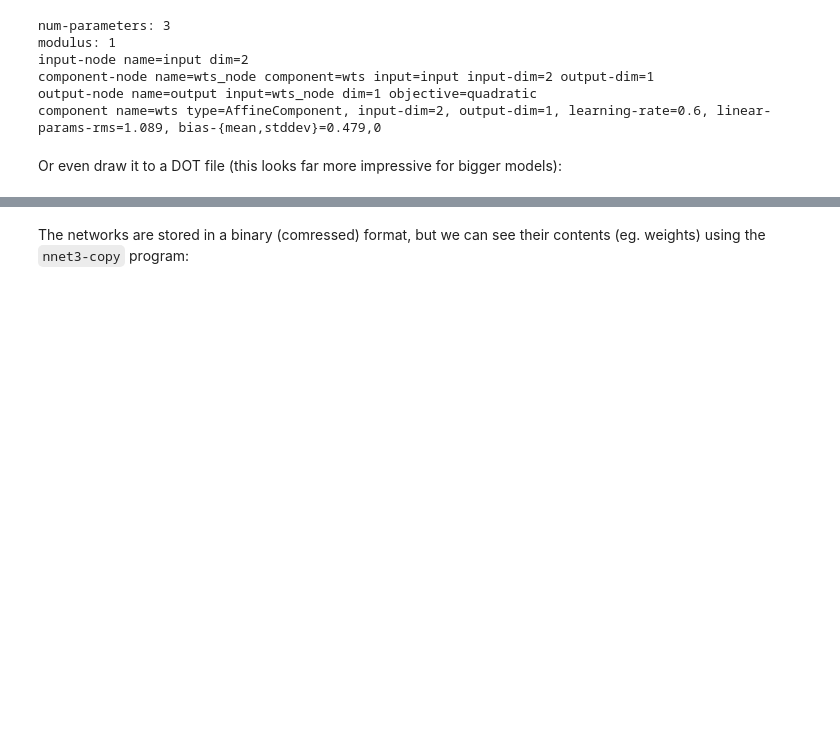
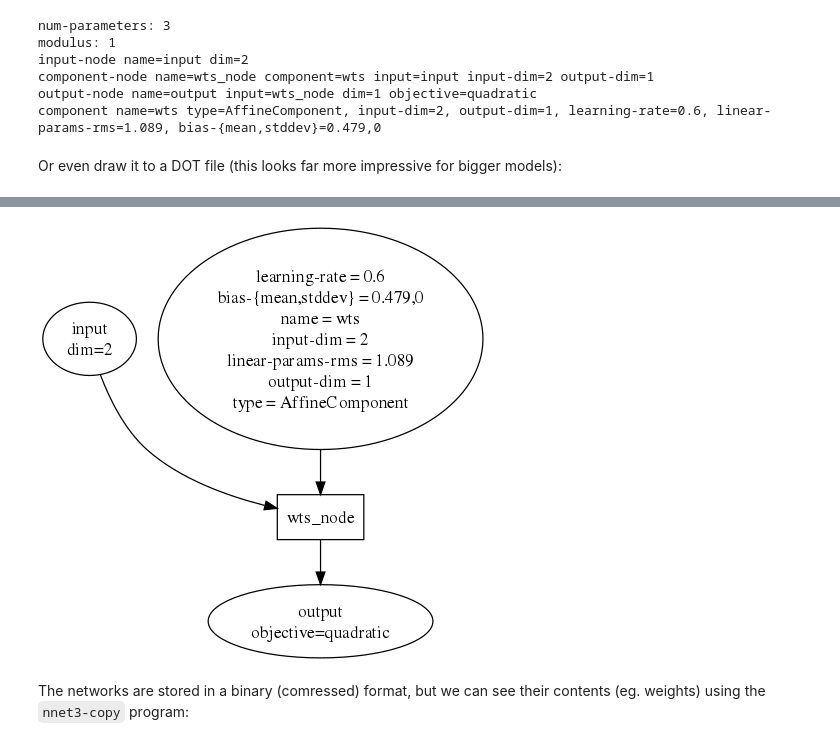
Before and after one commit to danijel3/ASRDemos, a Jupyter notebook: notebooks/SimpleRegressionKaldi.ipynb, the cells around one changed output, grey strips where cells are left out. Drawn from its saved outputs; the diff is of its cells as text; code cells hidden in the pictures; blank space fills up the shorter version.

Commit message:
Fixed SVG display.

```diff
--- a/notebooks/SimpleRegressionKaldi.ipynb
+++ b/notebooks/SimpleRegressionKaldi.ipynb
@@ -234,3 +223,15 @@ steps/nnet3/dot/nnet3_to_dot.py nnet.dot
+# %%
+from IPython.display import SVG, Image, display
+from subprocess import check_call
+
+ntl.RunKaldiCommand('nnet3-info {} | python steps/nnet3/dot/nnet3_to_dot.py {}'.format('nnet.init','nnet.dot'))
+#my installation of dot doesn't support PNG, so I have to resort to SVG
+check_call(['dot','-Tsvg','nnet.dot','-o','nnet.svg'])
+#SVG can't be scaled in notebook, but I can use imagemagick to convert to PNG
+check_call(['convert','nnet.svg','nnet.png'])
+display(Image('nnet.png'))
+# %% [output]
+[figure, added]
 # %% [markdown]
 The networks are stored in a binary (comressed) format, but we can see their contents (eg. weights) using the `nnet3-copy` program:
 # %%
```
Also changed, not shown: parts of 5 cells of this notebook.
